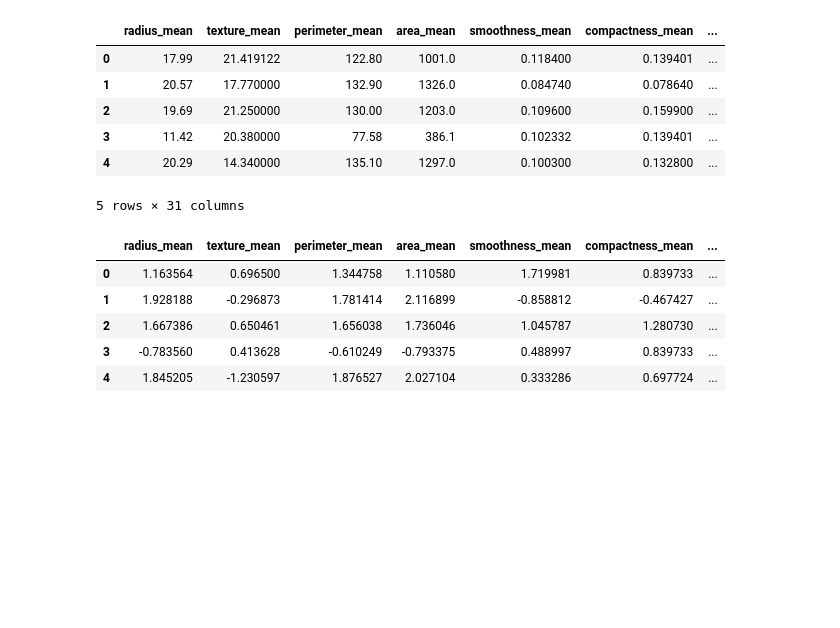
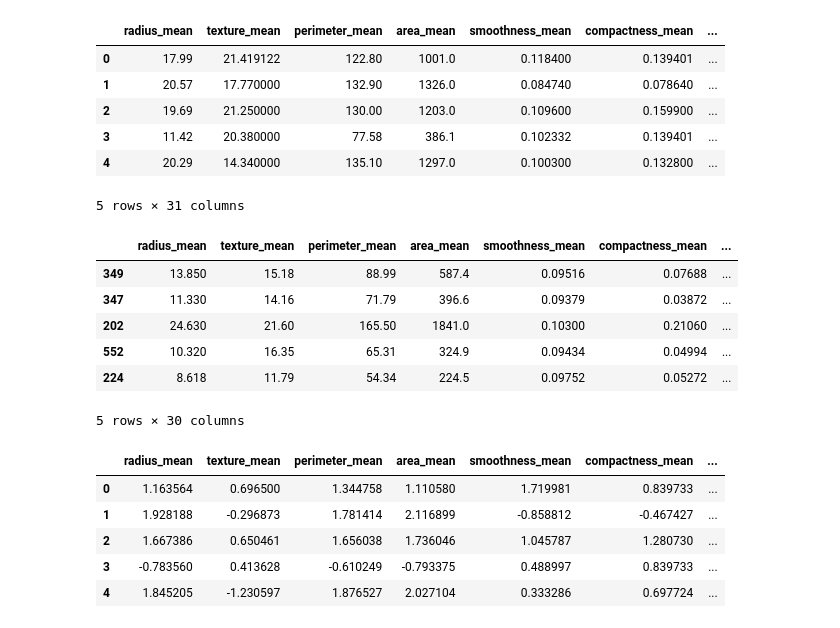
Before and after one commit to calvinyoon/DataScience, a Jupyter notebook: ML Binary Classification Tumor Type.ipynb, the cells around one changed output. Drawn from its saved outputs; the diff is of its cells as text; code cells hidden in the pictures; blank space fills up the shorter version.

```diff
--- a/ML Binary Classification Tumor Type.ipynb
+++ b/ML Binary Classification Tumor Type.ipynb
@@ -468,7 +464,20 @@ df.head()
 5 rows × 31 columns
 # %%
 # not normalization
-X = df.
+X = df.drop("diagnosis", axis=1)
+y = df["diagnosis"]
+
+X_train, X_test, y_train, y_test = train_test_split(X, y, test_size=0.2)
+
+X_train.head()
+# %% [output]
+|  | radius_mean | texture_mean | perimeter_mean | area_mean | smoothness_mean | compactness_mean | ... |
+| 349 | 13.850 | 15.18 | 88.99 | 587.4 | 0.09516 | 0.07688 | ... |
+| 347 | 11.330 | 14.16 | 71.79 | 396.6 | 0.09379 | 0.03872 | ... |
+| 202 | 24.630 | 21.60 | 165.50 | 1841.0 | 0.10300 | 0.21060 | ... |
+| 552 | 10.320 | 16.35 | 65.31 | 324.9 | 0.09434 | 0.04994 | ... |
+| 224 | 8.618 | 11.79 | 54.34 | 224.5 | 0.09752 | 0.05272 | ... |
+5 rows × 30 columns
 # %%
 from sklearn import preprocessing
 # Define X and scale data to 0 mean
```
Also changed, not shown: parts of 1 cell of this notebook.
